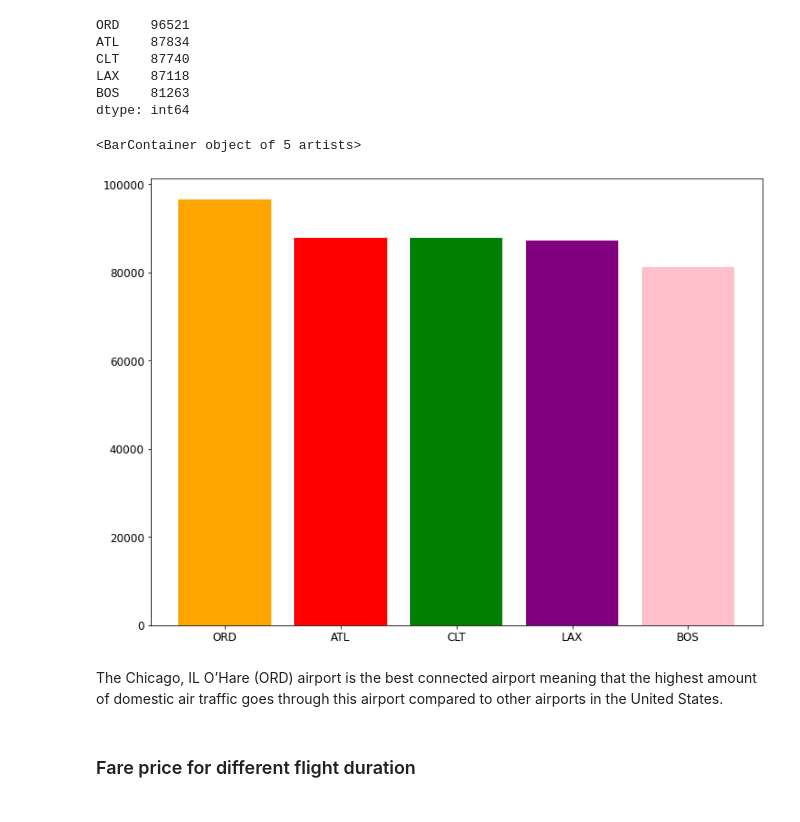
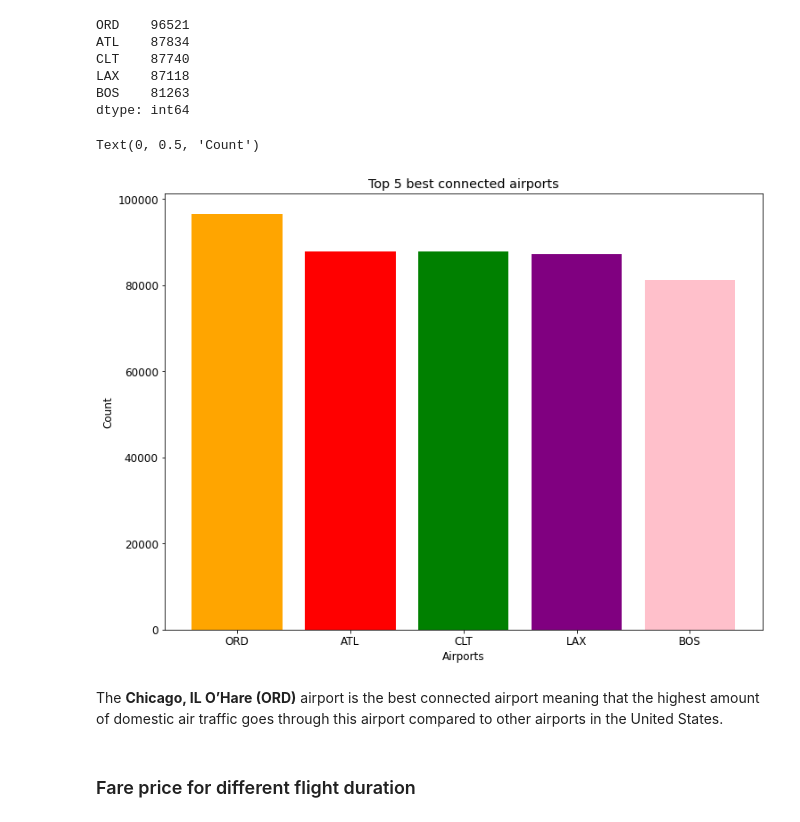
Before and after one commit to ChrisAlex2104/Data-and-Network-project, a Jupyter notebook: Final Project Notebook_v1.ipynb, the cells around one changed output. Saved outputs shown, nothing was run; the diff lists cells and outputs as text; code cells hidden in the pictures.

Commit message:
Update Final Project Notebook_v1.ipynb
minor changes. added labels to plots and rearranged heading to better the flow of the topics

```diff
--- a/Final Project Notebook_v1.ipynb
+++ b/Final Project Notebook_v1.ipynb
@@ -332,11 +333,14 @@ dtype: int64
 # %%
 Height_plot=np.array(airportCodesSeries.value_counts().head(5))
 plt.bar(x=airportCodesSeries.value_counts().head(5).index,height=Height_plot,color=['orange', 'red', 'green', 'purple', 'pink'])
+plt.title("Top 5 best connected airports")
+plt.xlabel("Airports")
+plt.ylabel("Count")
 # %% [output]
-<BarContainer object of 5 artists>
+Text(0, 0.5, 'Count')
-[figure, old version]
+[figure, new version]
 # %% [markdown]
-The Chicago, IL O’Hare (ORD) airport is the best connected airport meaning that the highest amount of domestic air traffic goes through this airport compared to other airports in the United States.
+The **Chicago, IL O’Hare (ORD)** airport is the best connected airport meaning that the highest amount of domestic air traffic goes through this airport compared to other airports in the United States.
 # %% [markdown]
 ### Fare price for different flight duration
 # %% [markdown]
```
Also changed, not shown: parts of 21 cells of this notebook.
